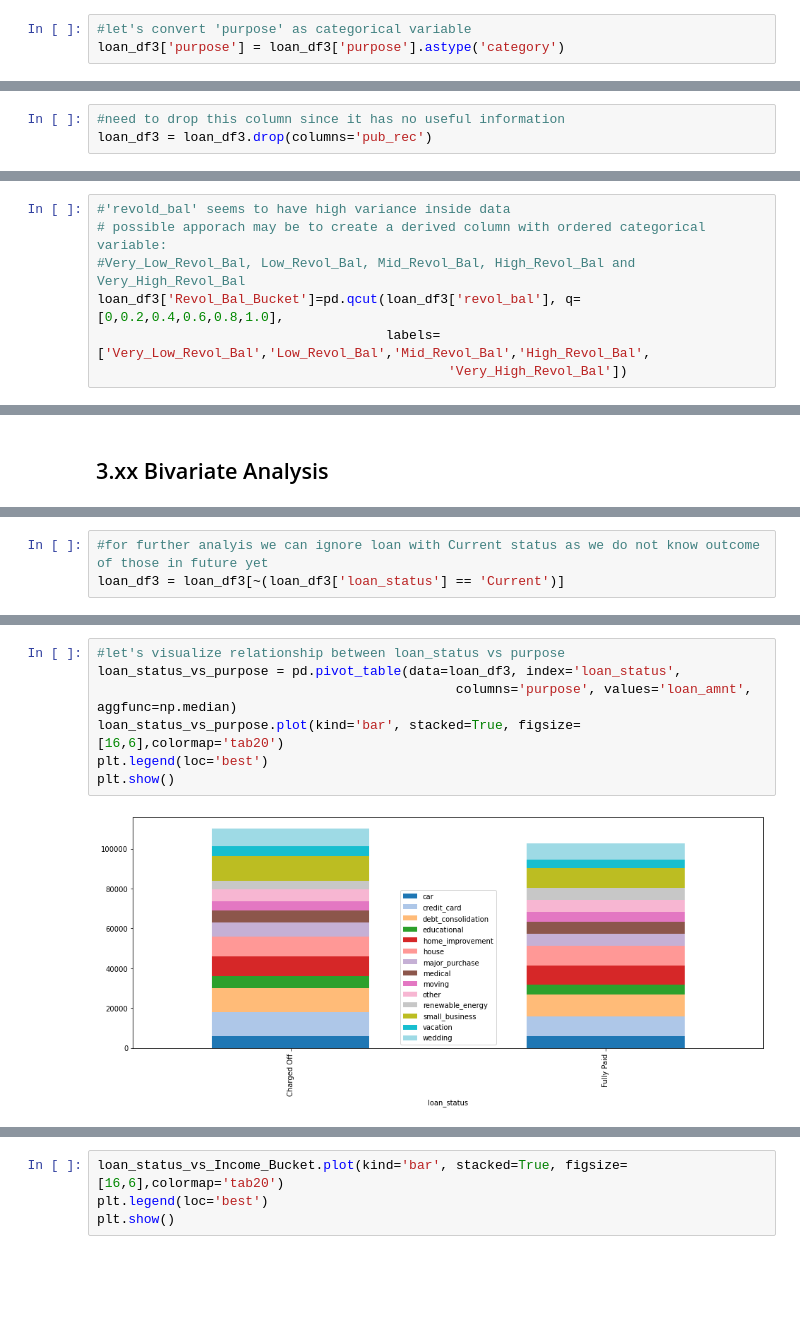
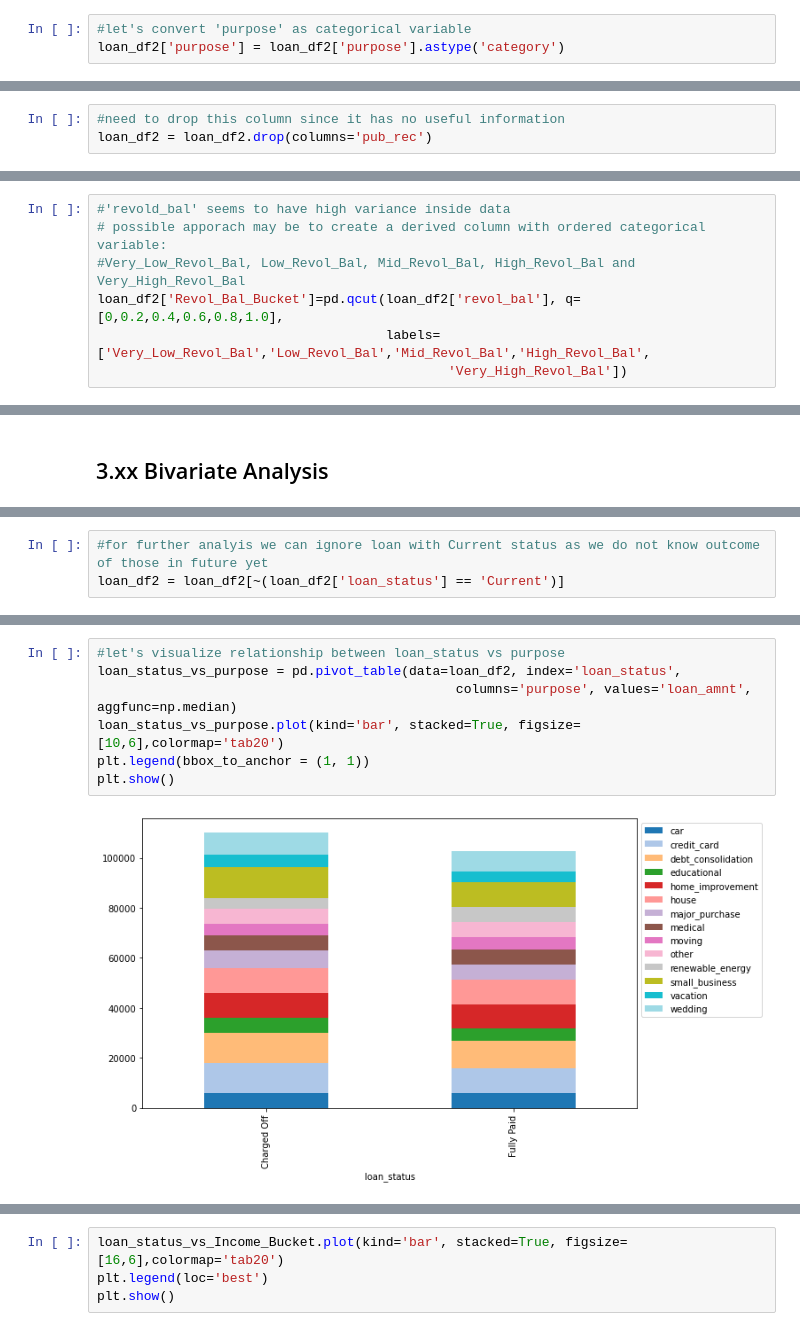
Before and after one commit to JamshedAhsan/fraud-detection, a Jupyter notebook: Case-Study-Lending-Loan-Club.ipynb, the cells around one changed output, grey strips where cells are left out. Cells and saved outputs as stored; diff of their text form; blank space fills up the shorter version.

```diff
--- a/Case-Study-Lending-Loan-Club.ipynb
+++ b/Case-Study-Lending-Loan-Club.ipynb
@@ -1005,4 +947,4 @@ loan_df3['purpose'].value_counts().plot.barh()
 # %%
 #let's convert 'purpose' as categorical variable
-loan_df3['purpose'] = loan_df3['purpose'].astype('category')
+loan_df2['purpose'] = loan_df2['purpose'].astype('category')
 # %%
@@ -1031,5 +973,5 @@ max          4.000000
 Name: pub_rec, dtype: float64
 # %%
 #need to drop this column since it has no useful information
-loan_df3 = loan_df3.drop(columns='pub_rec')
+loan_df2 = loan_df2.drop(columns='pub_rec')
 # %%
@@ -1060,7 +1002,7 @@ Name: revol_bal, dtype: float64
 #'revold_bal' seems to have high variance inside data
 # possible apporach may be to create a derived column with ordered categorical variable:
 #Very_Low_Revol_Bal, Low_Revol_Bal, Mid_Revol_Bal, High_Revol_Bal and Very_High_Revol_Bal
-loan_df3['Revol_Bal_Bucket']=pd.qcut(loan_df3['revol_bal'], q=[0,0.2,0.4,0.6,0.8,1.0],
+loan_df2['Revol_Bal_Bucket']=pd.qcut(loan_df2['revol_bal'], q=[0,0.2,0.4,0.6,0.8,1.0],
                                      labels=['Very_Low_Revol_Bal','Low_Revol_Bal','Mid_Revol_Bal','High_Revol_Bal',
                                              'Very_High_Revol_Bal'])
 # %%
@@ -1131,3 +1047,3 @@ memory usage: 7.7+ MB
 # %%
 #for further analyis we can ignore loan with Current status as we do not know outcome of those in future yet
-loan_df3 = loan_df3[~(loan_df3['loan_status'] == 'Current')]
+loan_df2 = loan_df2[~(loan_df2['loan_status'] == 'Current')]
@@ -1134,11 +1291,11 @@ loan_df3 = loan_df3[~(loan_df3['loan_status'] == 'Current')]
 # %%
 #let's visualize relationship between loan_status vs purpose
-loan_status_vs_purpose = pd.pivot_table(data=loan_df3, index='loan_status',
+loan_status_vs_purpose = pd.pivot_table(data=loan_df2, index='loan_status',
                                               columns='purpose', values='loan_amnt', aggfunc=np.median)
-loan_status_vs_purpose.plot(kind='bar', stacked=True, figsize=[16,6],colormap='tab20')
-plt.legend(loc='best')
+loan_status_vs_purpose.plot(kind='bar', stacked=True, figsize=[10,6],colormap='tab20')
+plt.legend(bbox_to_anchor = (1, 1))
 plt.show()
 # %% [output]
-[figure, old version]
+[figure, new version]
 # %%
 #let's visualize relationship between loan_status vs Income_Bucket
```
Also changed, not shown: parts of 159 cells of this notebook.
